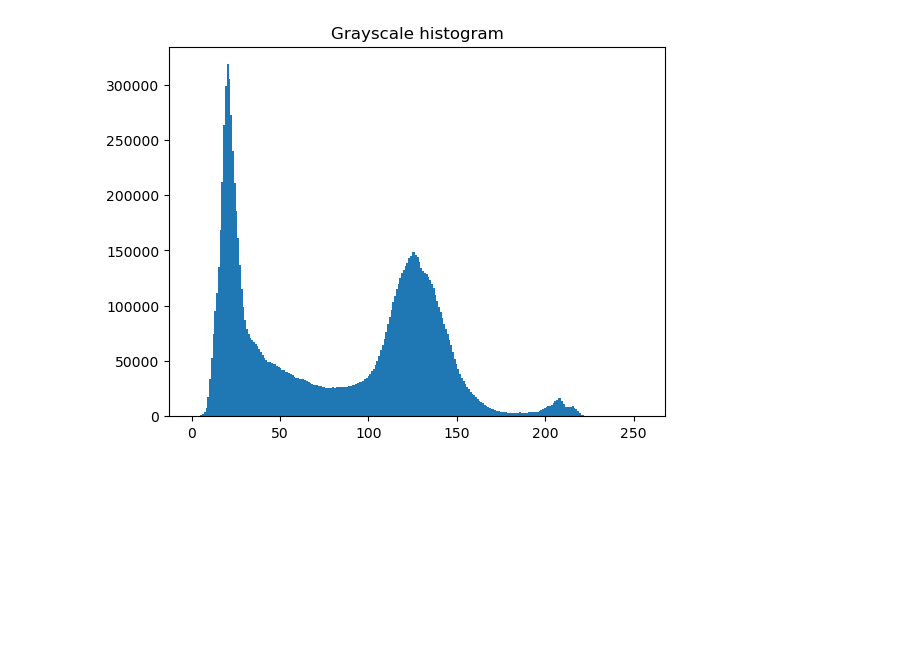
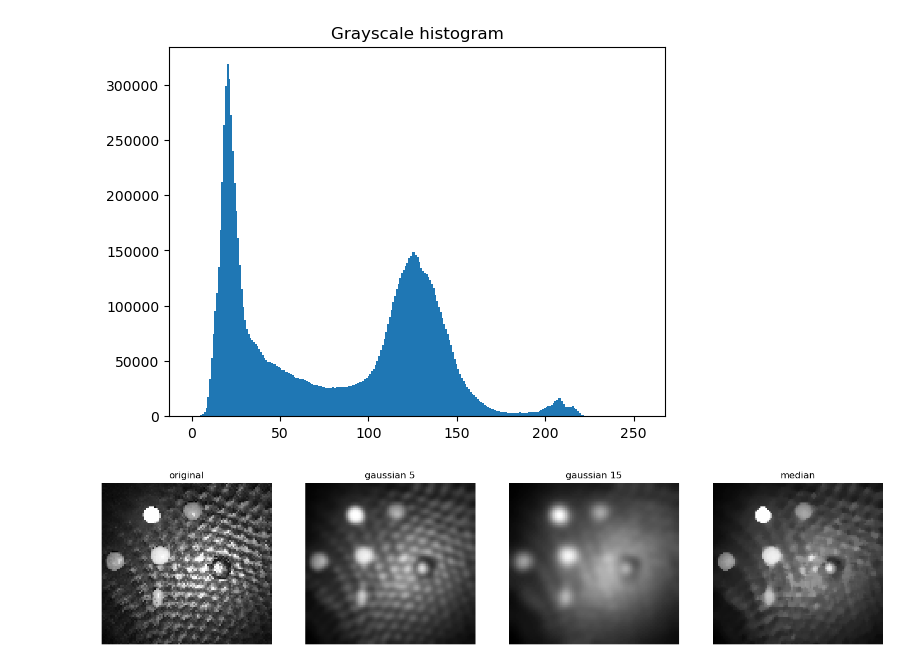
Before and after one commit to wolves041231/pill-counter-opencv, a Jupyter notebook: counts.ipynb, the cells around one changed output. Drawn from its saved outputs; the diff is of its cells as text; code cells hidden in the pictures; blank space fills up the shorter version.

Commit message:
Day 2: blurring, thresholding, morphology, comparison grid

```diff
--- a/counts.ipynb
+++ b/counts.ipynb
@@ -35,3 +35,40 @@ plt.title("Grayscale histogram")
 plt.show()
 # %% [output]
 [figure]
+# %%
+def load(path, width=100):
+    """Load as BGR and shrink so experiments run fast
+
+    Args:
+        path : relative path for the images
+        width (int, optional): the width on how much to shrink an image. Defaults to 100.
+    Return:
+        resized image
+    """
+
+    image = cv2.imread(path)
+    h, w = image.shape[:2]
+    scale = width / w
+    return cv2.resize(image, (width, int(h * scale)))
+# %%
+def show_row(images, titles, figsize=(18, 4)):
+    fig, ax = plt.subplots(1, len(images), figsize=figsize)
+    for a, im, t in zip(ax, images, titles):
+        a.imshow(im, cmap=None if im.ndim == 3 else "gray")
+        a.set_title(t);a.axis("off")
+    plt.show()
+# %%
+# blurring
+image = load("dev photos/IMG_20261105_193647_edit_79067851294680.jpg")
+gray = cv2.cvtColor(image, cv2.COLOR_BGR2GRAY)
+
+blur_g5_kernel = (7,7)
+blur_g15_kernel = (15, 15)
+
+blur_g5 = cv2.GaussianBlur(gray, blur_g5_kernel, 0)
+blur_g15 = cv2.GaussianBlur(gray, blur_g15_kernel, 0)
+blur_m5 = cv2.medianBlur(gray, 5)
+show_row([gray, blur_g5, blur_g15, blur_m5],
+         ["original", "gaussian 5", "gaussian 15", "median"])
+# %% [output]
+[figure, added]
```
Also changed, not shown: parts of 4 cells of this notebook.
